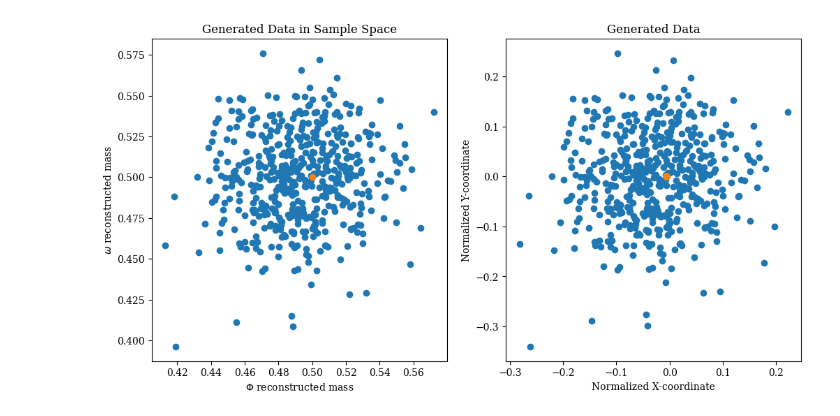
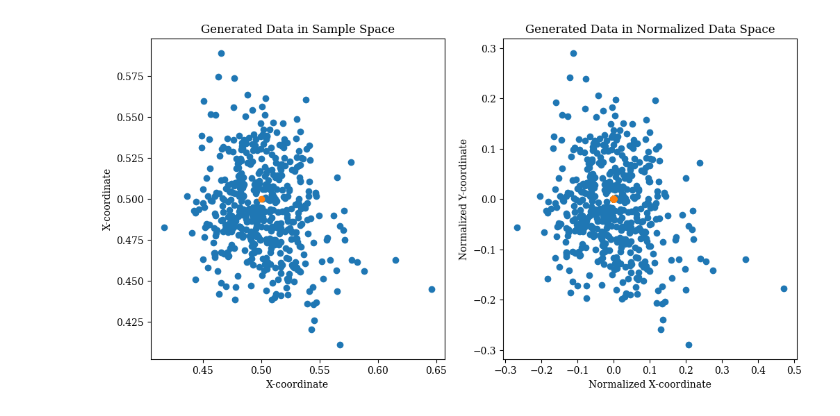
Before and after one commit to asatk/flows_pseudoaxions, a Jupyter notebook: tut_gaus.ipynb, the cells around one changed output. Drawn from its saved outputs; the diff is of its cells as text; code cells hidden in the pictures.

```diff
--- a/tut_gaus.ipynb
+++ b/tut_gaus.ipynb
@@ -114,21 +114,21 @@ gen_cond = ggg.norm(gen_labels, is_cond=True)
 # %%
 gen_data = mm.eval_model(gen_cond)
 # %%
-gen_samples = ggg.denorm(gen_data, is_cond=True)
+gen_samples = ggg.denorm(gen_data, is_cond=False)
 # %%
 fig, (ax1, ax2) = plt.subplots(1,2, figsize=(12,6))
 
 ax1.scatter(gen_samples[:,0], gen_samples[:,1])
 ax1.scatter(gen_labels_unique[0], gen_labels_unique[1])
 ax1.set_title("Generated Data in Sample Space")
-ax1.set_xlabel(r"$\Phi$ reconstructed mass")
-ax1.set_ylabel(r"$\omega$ reconstructed mass")
+ax1.set_xlabel("X-coordinate")
+ax1.set_ylabel("X-coordinate")
 
 ax2.scatter(gen_data[:,0], gen_data[:,1])
 ax2.scatter(gen_cond[:,0], gen_cond[:,1])
-ax2.set_title("Generated Data")
+ax2.set_title("Generated Data in Normalized Data Space")
 ax2.set_xlabel("Normalized X-coordinate")
 ax2.set_ylabel("Normalized Y-coordinate")
 pass
 # %% [output]
-[figure, old version]
+[figure, new version]
```
Also changed, not shown: parts of 4 cells of this notebook, 2 other files.
